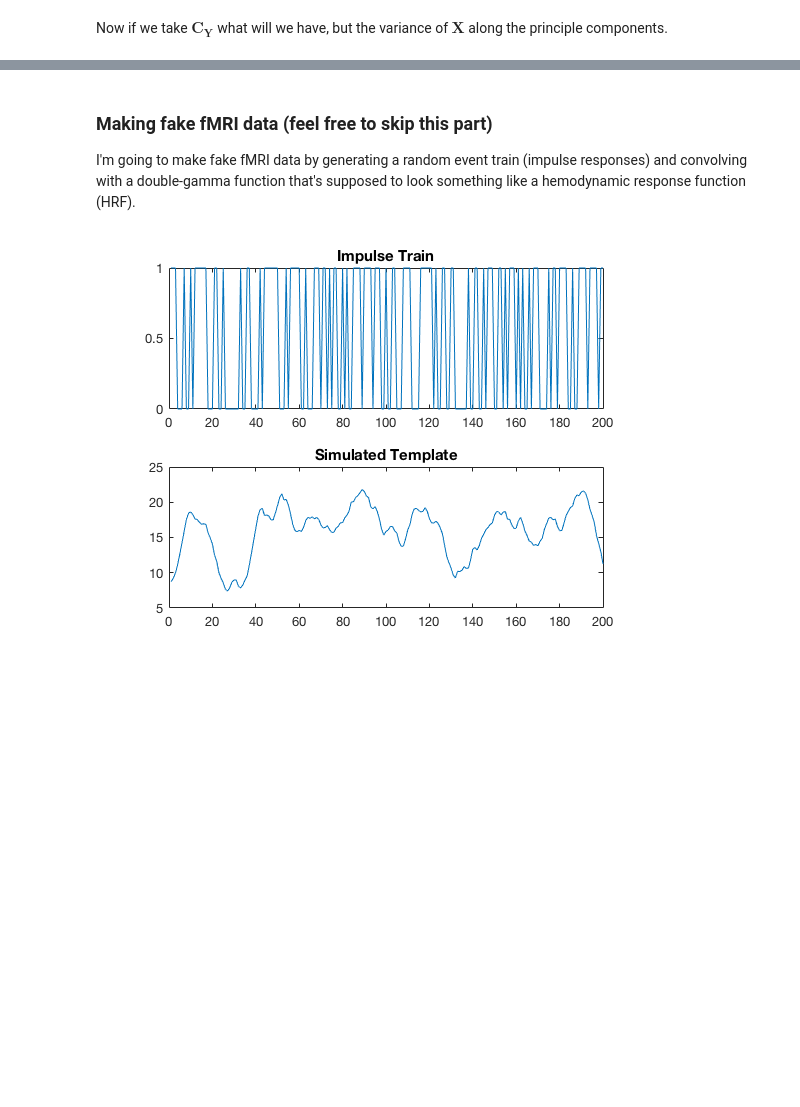
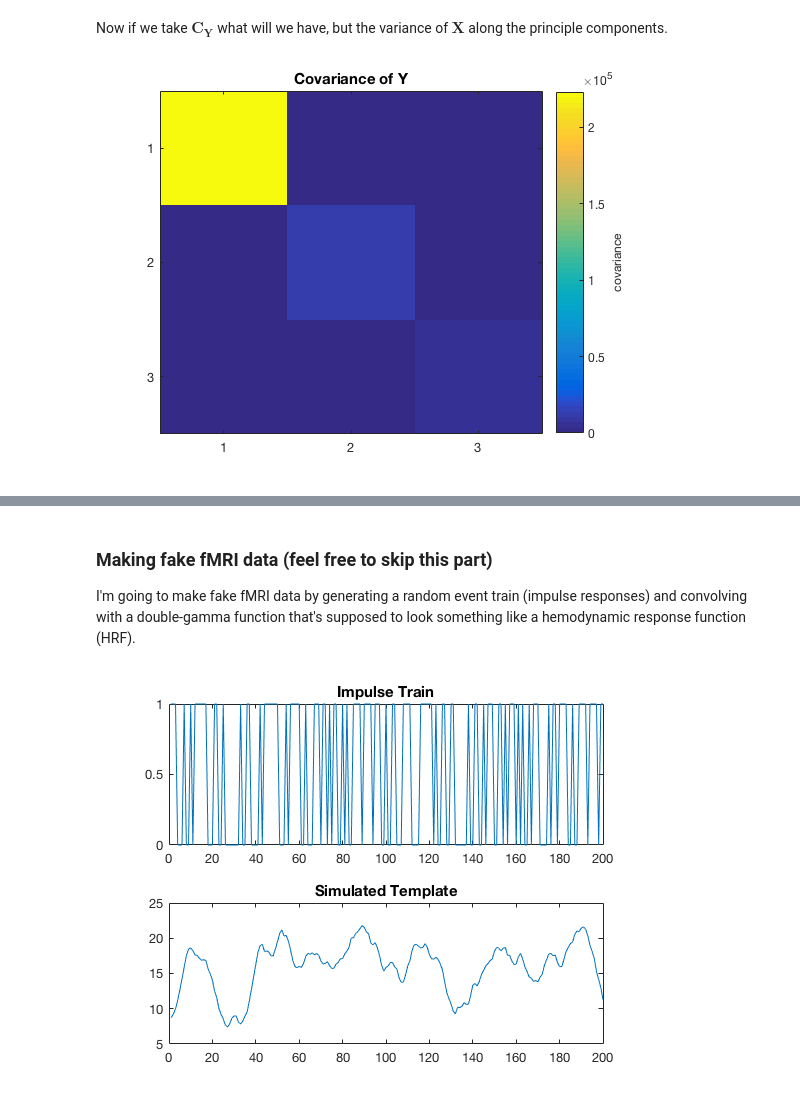
Before and after one commit to eshedmargalit/cn_preschool, a Jupyter notebook: cbb_fascicles/m3_PCA/notebooks/PCA_SVD.ipynb, the cells around one changed output, grey strips where cells are left out. Cells and saved outputs as stored; diff of their text form; code cells hidden in the pictures; blank space fills up the shorter version.

```diff
--- a/cbb_fascicles/m3_PCA/notebooks/PCA_SVD.ipynb
+++ b/cbb_fascicles/m3_PCA/notebooks/PCA_SVD.ipynb
@@ -134,0 +136,13 @@ Cy = (Y'*Y)/(n-1);
+# %%
+% Covariance of Y
+Cy = Y'*Y;
+
+ax = axes();
+imagesc(ax,Cy);
+c = colorbar();
+ylabel(c,'covariance')
+ax.XTick = [1:n];
+ax.YTick = [1:n];
+title('Covariance of Y')
+# %% [output]
+[figure, added]
```
Also changed, not shown: parts of 10 cells of this notebook.
